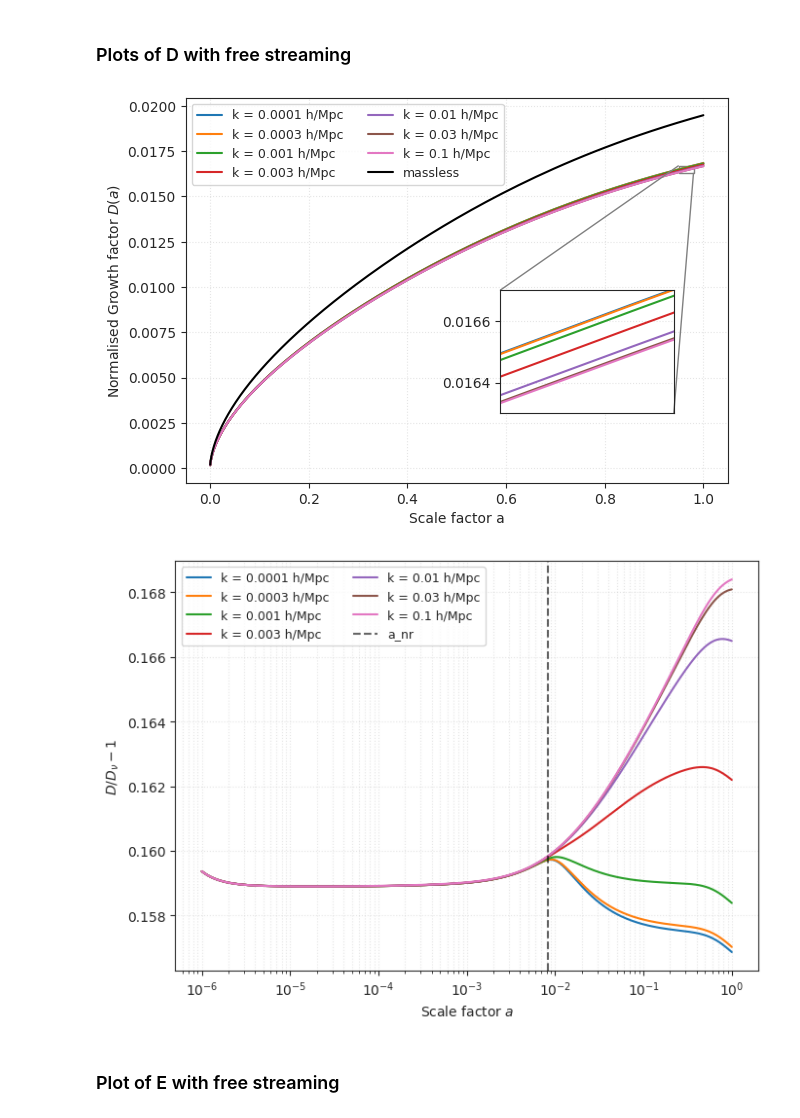
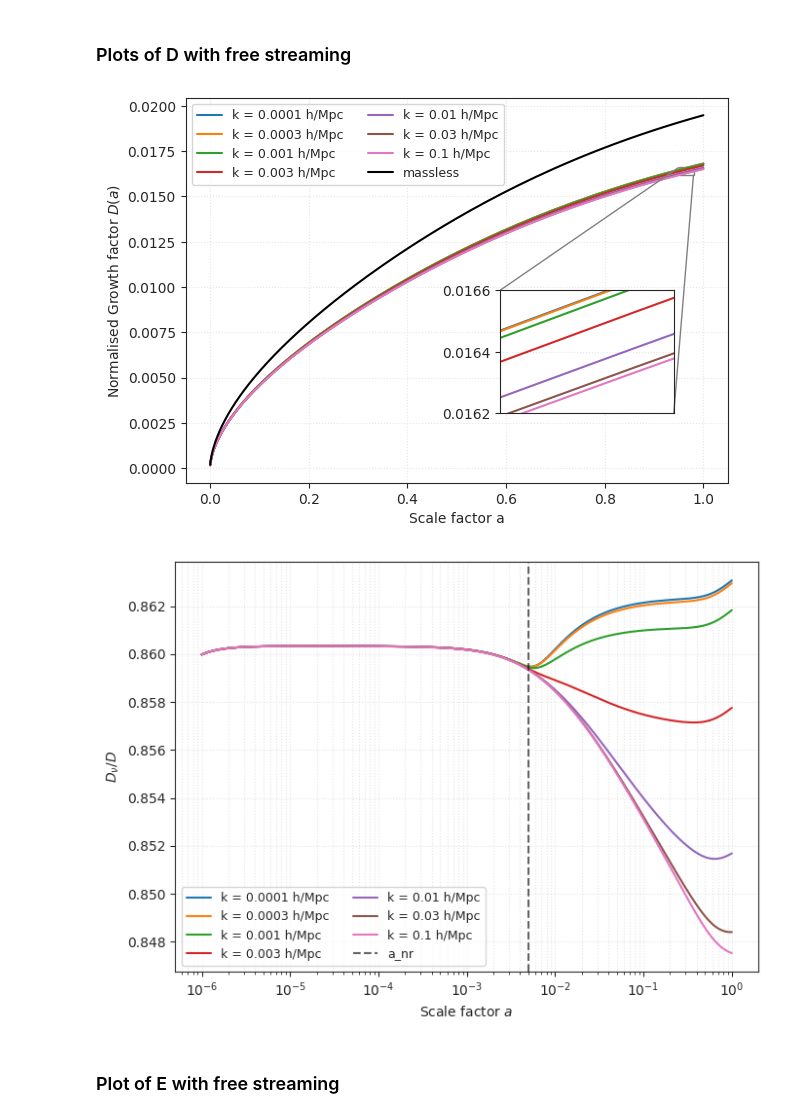
Before and after one commit to Xantyos13/DISCO-DJ, a Jupyter notebook: Neutrinos/Test_bench_neutrinos_impact_on_growth.ipynb, the cells around one changed output. Drawn from its saved outputs; the diff is of its cells as text; code cells hidden in the pictures.

```diff
--- a/Neutrinos/Test_bench_neutrinos_impact_on_growth.ipynb
+++ b/Neutrinos/Test_bench_neutrinos_impact_on_growth.ipynb
@@ -67,8 +55,8 @@ c_kms = 299792.458  # km/s
 
 
 ### NEUTRINOS ###
-mnu = 0.06 # Sum of neutrinos mass eV (Note that here we have 3 neutrino but only one massive with all the mass)
-smnu = 50
+mnu = 0.1 # Sum of neutrinos mass eV (Note that here we have 3 neutrino but only one massive with all the mass)
+smnu = 0.1
 Neff = 3.046 # Effective number of neutrino
 N_massive_nu = 1 # Number of massive neutrinos
 N_nu_rel_th = (Neff - N_massive_nu)
@@ -640,8 +628,8 @@ for k in k_list:
     D_nu_k.append(Dk)
     E_nu_k.append(Ek)
 
-D_nu_k = jnp.array(D_nu_k)
-E_nu_k = jnp.array(E_nu_k)
+#D_nu_k = jnp.array(D_nu_k)
+#E_nu_k = jnp.array(E_nu_k)
 # %% [markdown]
 ### Plot of D without free-streaming
 # %%
@@ -683,12 +671,12 @@ plt.show()
 # %%
-D = D / D[-1]
-E = E / E[-1]
-D_nu = D_nu / D_nu[-1]
-E_nu = E_nu / E_nu[-1]
+D2 = D / D[-1]
+E2 = E / E[-1]
+D_nu2 = D_nu / D_nu[-1]
+E_nu2 = E_nu / E_nu[-1]
 
 plt.figure(figsize=(6,4))
-plt.plot(a, D, label=r'$D(a)$', lw=2)
-plt.plot(a, D_nu, '--', label=r'$D_\nu(a)$', lw=2)
+plt.plot(a, D2, label=r'$D(a)$', lw=2)
+plt.plot(a, D_nu2, '--', label=r'$D_\nu(a)$', lw=2)
 plt.xlabel(r'Scale factor $a$')
 plt.ylabel(r'Growth factor $D(a)$')
 plt.legend(ncol=2, fontsize=9)
@@ -699,9 +687,9 @@ plt.show()
 
 #Plot [(D/D_nu)-1] (log scale)
 plt.figure(figsize=(6,4))
-plt.semilogx(a, D/D_nu - 1, lw=2)
+plt.semilogx(a, D_nu2/D2, lw=2)
 plt.xlabel(r'Scale factor $a$')
-plt.ylabel(r'$D/D_\nu - 1$')
+plt.ylabel(r'$D_\nu/D$')
 plt.grid(True, which="both", ls=":", alpha=0.5)
 plt.tight_layout()
 plt.show()
@@ -765,38 +753,38 @@ axins = inset_axes(
     height="80%",
     bbox_to_anchor=(0.5, 0.1, 0.4, 0.4),
     bbox_transform=ax.transAxes,
     borderpad=0
 )
 for i, k in enumerate(k_list):
     axins.semilogx(a, D_nu_k[i])
 axins.semilogx(a, D, color='black')
 axins.set_xticklabels([], minor=True)
 axins.set_yticklabels([], minor=True)
 axins.set_xticks([], minor=True)
 axins.set_yticks([], minor=True)
 axins.set_xlim(0.95, 0.98)
-axins.set_ylim(0.0163, 0.0167)
+axins.set_ylim(0.0162, 0.0166)
 axins.grid(True, which="both", ls=":", alpha=0.5)
 mark_inset(ax, axins, loc1=2, loc2=4, fc="none", ec="0.5")
 plt.show()
 #plt.savefig('D_fs.pgf')
 
 
 #Plot [(D/D_nu)-1] (log scale)
 plt.figure(figsize=(7.0, 5.0))
 for i, k in enumerate(k_list):
-    plt.semilogx(a, D/D_nu_k[i] - 1, label=f"k = {k:.3g} h/Mpc")
+    plt.semilogx(a, D_nu_k[i]/D, label=f"k = {k:.3g} h/Mpc")
 plt.axvline(a_nr_val, color="k", ls="--", alpha=0.6, label="a_nr")
 plt.xlabel(r'Scale factor $a$')
-plt.ylabel(r'$D / D_\nu  - 1$')
+plt.ylabel(r'$D_\nu / D $')
 plt.legend(ncol=2, fontsize=9)
 plt.grid(True, which="both", ls=":", alpha=0.5)
 plt.tight_layout()
 plt.show()
 #plt.savefig('D_fs_diff.pgf')
 # %% [output]
-[figure, old version]
+[figure, new version]
-[figure, old version]
+[figure, new version]
 # %% [markdown]
 ### Plot of E with free streaming
 # %%
```
Also changed, not shown: parts of 12 cells of this notebook, 2 other files.
